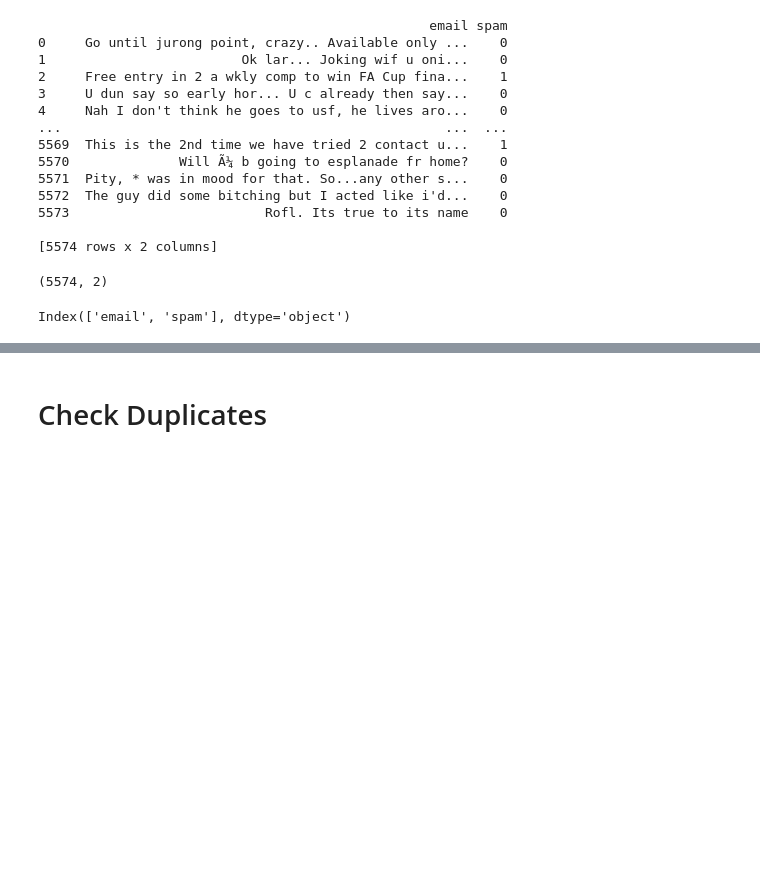
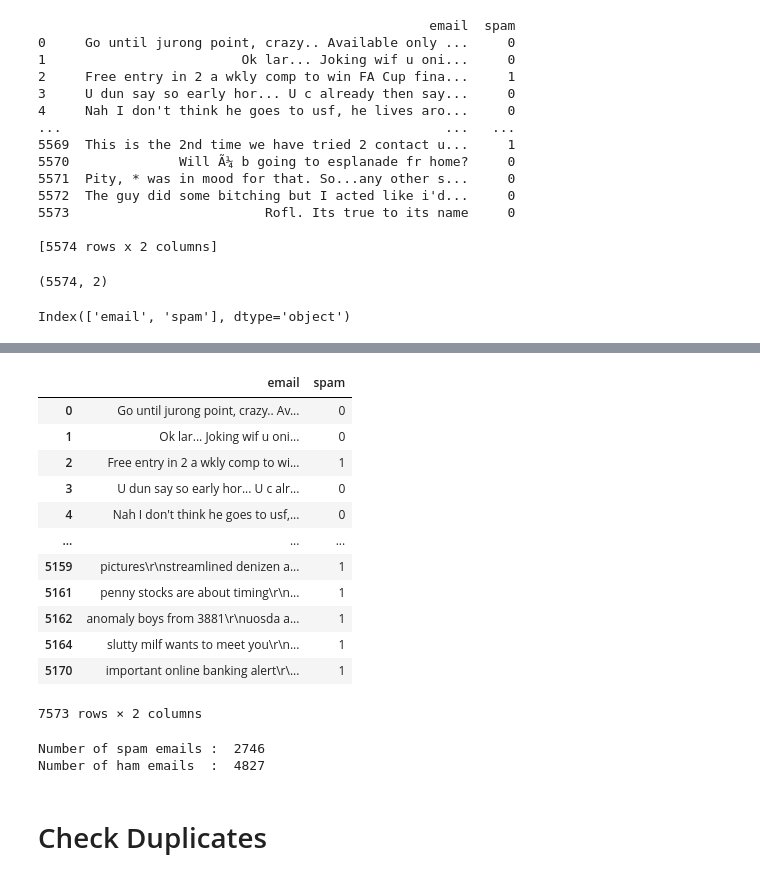
Before and after one commit to tejasborkar74/Spam-Detection-Naive-Bayes-ML, a Jupyter notebook: spam detection.ipynb, the cells around one changed output, grey strips where cells are left out. Drawn from its saved outputs; the diff is of its cells as text; code cells hidden in the pictures; blank space fills up the shorter version.

```diff
--- a/spam detection.ipynb
+++ b/spam detection.ipynb
@@ -30,6 +32,7 @@ for line in f1:
 # %%
 col = ["email" , "spam"]
 df =  pd.DataFrame(data = arr , columns = col)
+df['spam'] = df['spam'].apply(lambda x: ord(x) - ord('0'))
 
 
 print(df)
@@ -59,3 +116,26 @@ Index(['email', 'spam'], dtype='object')
+# %%
+df=pd.concat([df,file1,file2],axis=0)
+df
+# %% [output]
+|  | email | spam |
+| 0 | Go until jurong point, crazy.. Av... | 0 |
+| 1 | Ok lar... Joking wif u oni... | 0 |
+| 2 | Free entry in 2 a wkly comp to wi... | 1 |
+| 3 | U dun say so early hor... U c alr... | 0 |
+| 4 | Nah I don't think he goes to usf,... | 0 |
+| ... | ... | ... |
+| 5159 | pictures\r\nstreamlined denizen a... | 1 |
+| 5161 | penny stocks are about timing\r\n... | 1 |
+| 5162 | anomaly boys from 3881\r\nuosda a... | 1 |
+| 5164 | slutty milf wants to meet you\r\n... | 1 |
+| 5170 | important online banking alert\r\... | 1 |
+7573 rows × 2 columns
+# %%
+print("Number of spam emails : " ,df[df['spam'] == 1].shape[0])
+print("Number of ham emails  : ",df[df['spam'] == 0].shape[0])
+# %% [output]
+Number of spam emails :  2746
+Number of ham emails  :  4827
 # %% [markdown]
 # Check Duplicates
 # %%
```
Also changed, not shown: parts of 32 cells of this notebook, 11 other files.
